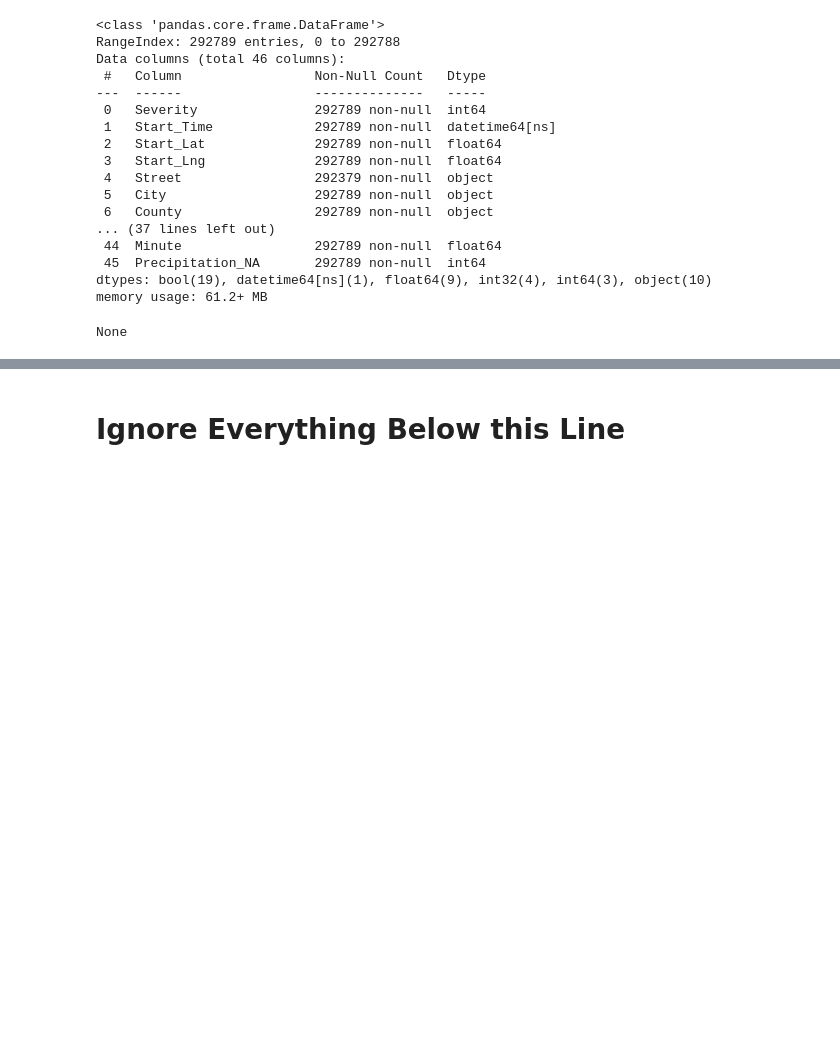
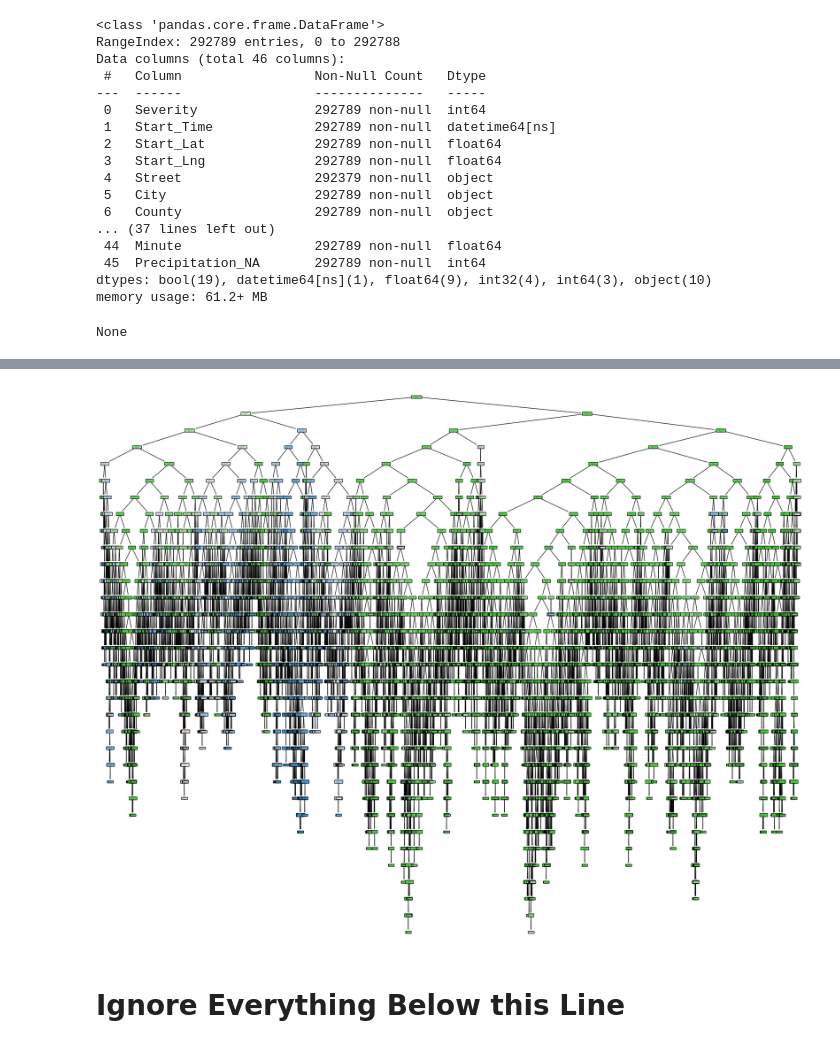
Before and after one commit to aop1/ML-Driving-Accidents, a Jupyter notebook: crash-severity.ipynb, the cells around one changed output, grey strips where cells are left out. Drawn from its saved outputs; the diff is of its cells as text; code cells hidden in the pictures; blank space fills up the shorter version.

Commit message:
finalize model

```diff
--- a/crash-severity.ipynb
+++ b/crash-severity.ipynb
@@ -72,7 +72,18 @@ pd.set_option('display.max_columns', None)
 warnings.filterwarnings('ignore')
 
 # Import the Virginia car crash dataset
-data = pd.read_csv('va-accidents.csv')
+# data = pd.read_csv('va-accidents.csv')
+
+filtered_df = pd.DataFrame()
+
+chunksize = 10 ** 6
+for chunk in pd.read_csv('US_Accidents_March23.csv', chunksize=chunksize):
+    filtered_chunk = chunk[chunk['State'] == 'VA']
+
+    # Append the filtered rows to the filtered_df
+    filtered_df = pd.concat([filtered_df, filtered_chunk], ignore_index=True)
+
+data = filtered_df
 
 # Take a quick look at the dataset
 display(data.head())
@@ -538,0 +982,9 @@ None
+# %%
+to_keep2 = ['Start_Time', 'Start_Lng', 'Start_Lat']
+X_train_important2 = X_train[to_keep2]
+
+random_search2 = train_model(X_train_important2, y_train)
+
+# Print the best parameters and their corresponding accuracy score
+print("Best Parameters: ", random_search2.best_params_)
+print("Best Accuracy: ", random_search2.best_score_)
@@ -539,3 +1233,14 @@ None
+# %%
+from matplotlib import pyplot as plt
+from sklearn import tree
+
+fig = plt.figure(figsize=(25,20))
+_ = tree.plot_tree(random_search2.best_estimator_,
+                   feature_names=X_train_important2.columns.tolist(),
+                   class_names=['1', '2', '3', '4'],
+                   filled=True)
+# %% [output]
+[figure, added]
 # %% [markdown]
 # Ignore Everything Below this Line
 # %% [markdown]
```
Also changed, not shown: parts of 46 cells of this notebook.
